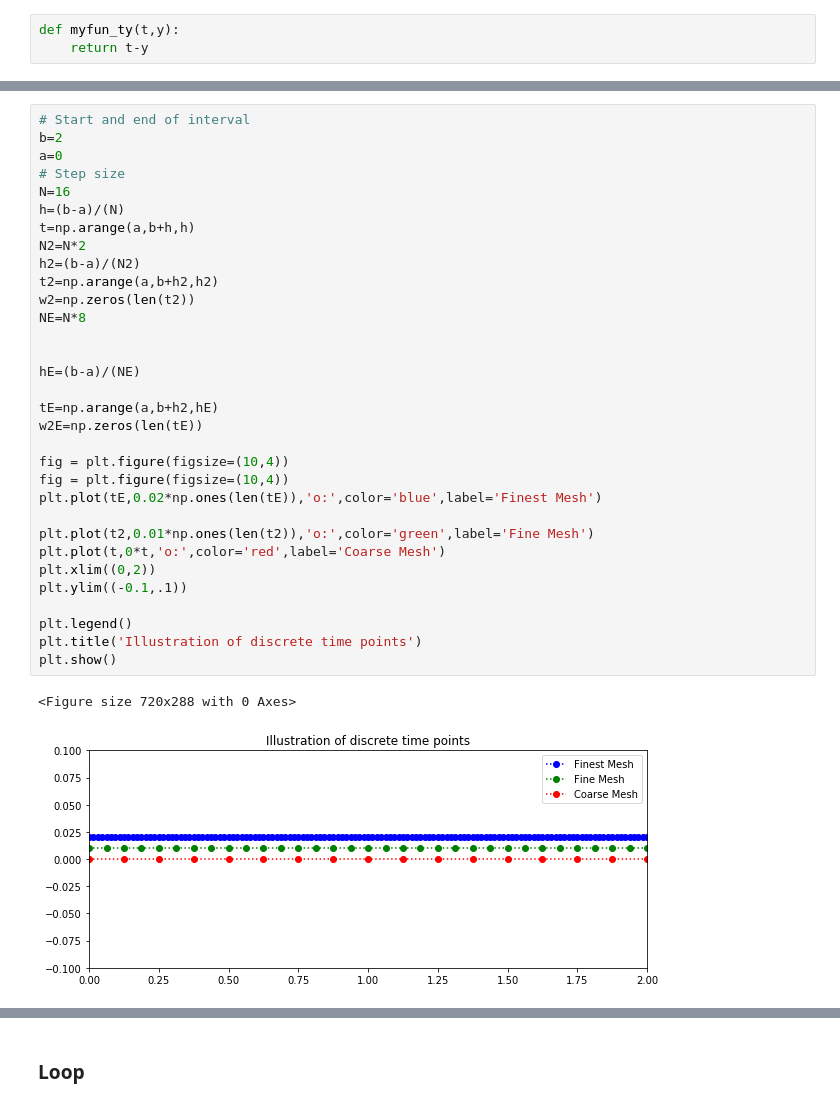
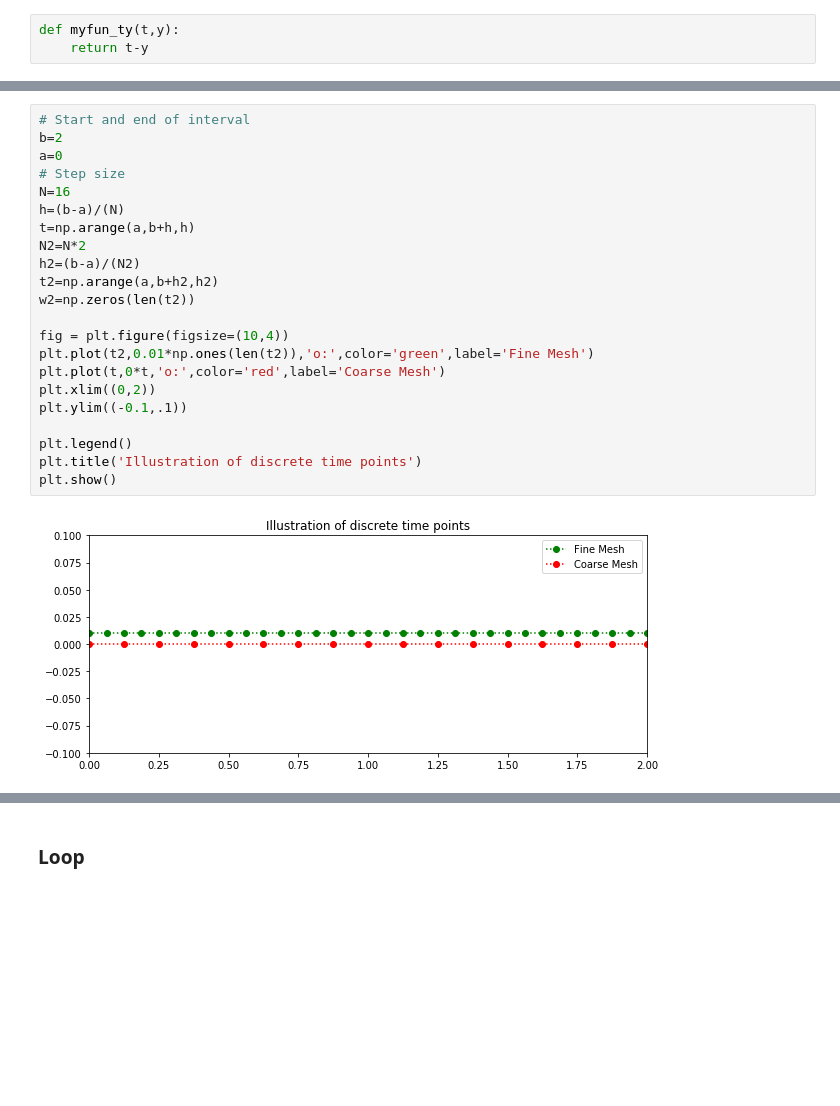
Before and after one commit to john-s-butler-dit/Numerical-Analysis-Python, a Jupyter notebook: Chapter 05 - IVP Consistent Convergence Stability/02_Convergent.ipynb, the cells around one changed output, grey strips where cells are left out. Cells and saved outputs as stored; diff of their text form; blank space fills up the shorter version.

```diff
--- a/Chapter 05 - IVP Consistent Convergence Stability/02_Convergent.ipynb
+++ b/Chapter 05 - IVP Consistent Convergence Stability/02_Convergent.ipynb
@@ -53,36 +79,25 @@ where  $t_0=a,$ for $i =0,1,...2N$.
 # %%
 # Start and end of interval
 b=2
 a=0
 # Step size
 N=16
 h=(b-a)/(N)
 t=np.arange(a,b+h,h)
 N2=N*2
 h2=(b-a)/(N2)
 t2=np.arange(a,b+h2,h2)
 w2=np.zeros(len(t2))
-NE=N*8
-
-
-hE=(b-a)/(NE)
-
-tE=np.arange(a,b+h2,hE)
-w2E=np.zeros(len(tE))
 
 fig = plt.figure(figsize=(10,4))
-fig = plt.figure(figsize=(10,4))
-plt.plot(tE,0.02*np.ones(len(tE)),'o:',color='blue',label='Finest Mesh')
-
 plt.plot(t2,0.01*np.ones(len(t2)),'o:',color='green',label='Fine Mesh')
 plt.plot(t,0*t,'o:',color='red',label='Coarse Mesh')
 plt.xlim((0,2))
 plt.ylim((-0.1,.1))
 
 plt.legend()
 plt.title('Illustration of discrete time points')
 plt.show()
 # %% [output]
-<Figure size 720x288 with 0 Axes>
-[figure, old version]
+[figure, new version]
 # %% [markdown]
```
Also changed, not shown: parts of 10 cells of this notebook, 4 other files.
